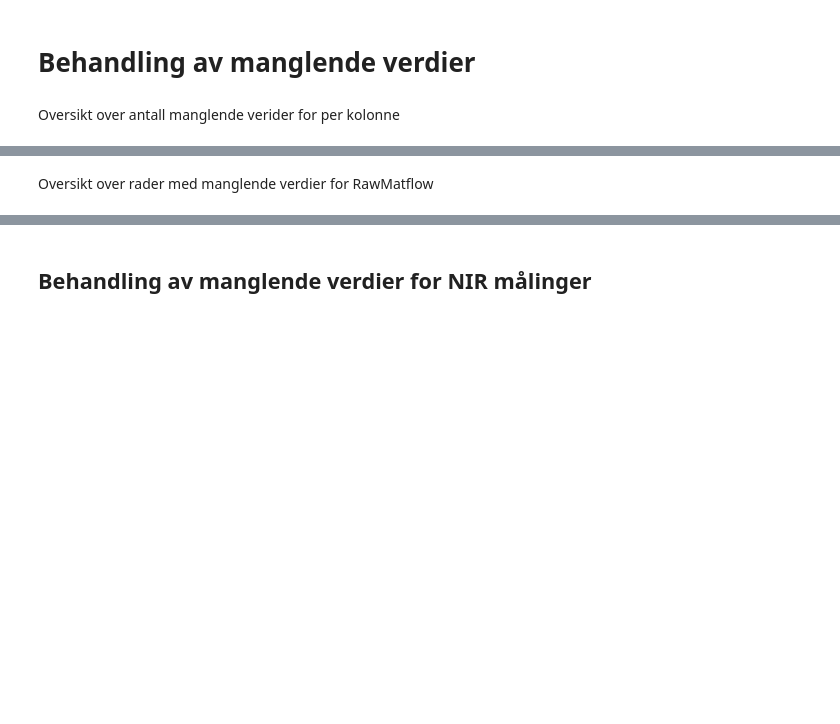
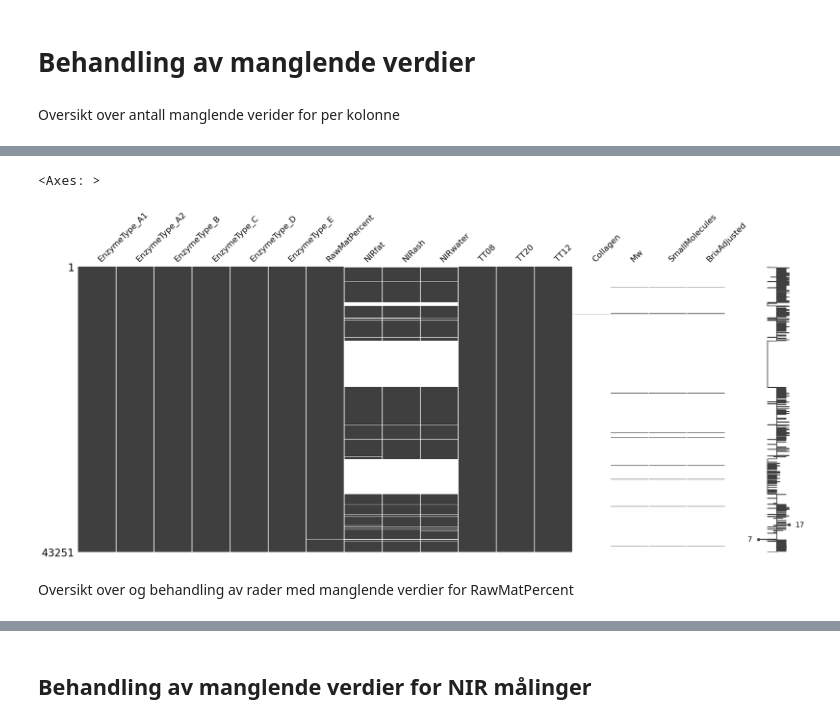
Before and after one commit to PreyPython123/Master-V24-Semiveiledet-Regresjon, a Jupyter notebook: Bioco_Databehandling_av_manglende_verdier.ipynb, the cells around one changed output, grey strips where cells are left out. Drawn from its saved outputs; the diff is of its cells as text; code cells hidden in the pictures; blank space fills up the shorter version.

```diff
--- a/Bioco_Databehandling_av_manglende_verdier.ipynb
+++ b/Bioco_Databehandling_av_manglende_verdier.ipynb
@@ -79,4 +75,9 @@ dtype: int64
+# %%
+msno.matrix(bioco_data)
+# %% [output]
+<Axes: >
+[figure, added]
 # %% [markdown]
-Oversikt over rader med manglende verdier for RawMatflow
+Oversikt over og behandling av rader med manglende verdier for RawMatPercent
 # %%
 # Henter ut index til rader med manglende verdier for "RawMatFlow"
```
Also changed, not shown: parts of 11 cells of this notebook.
